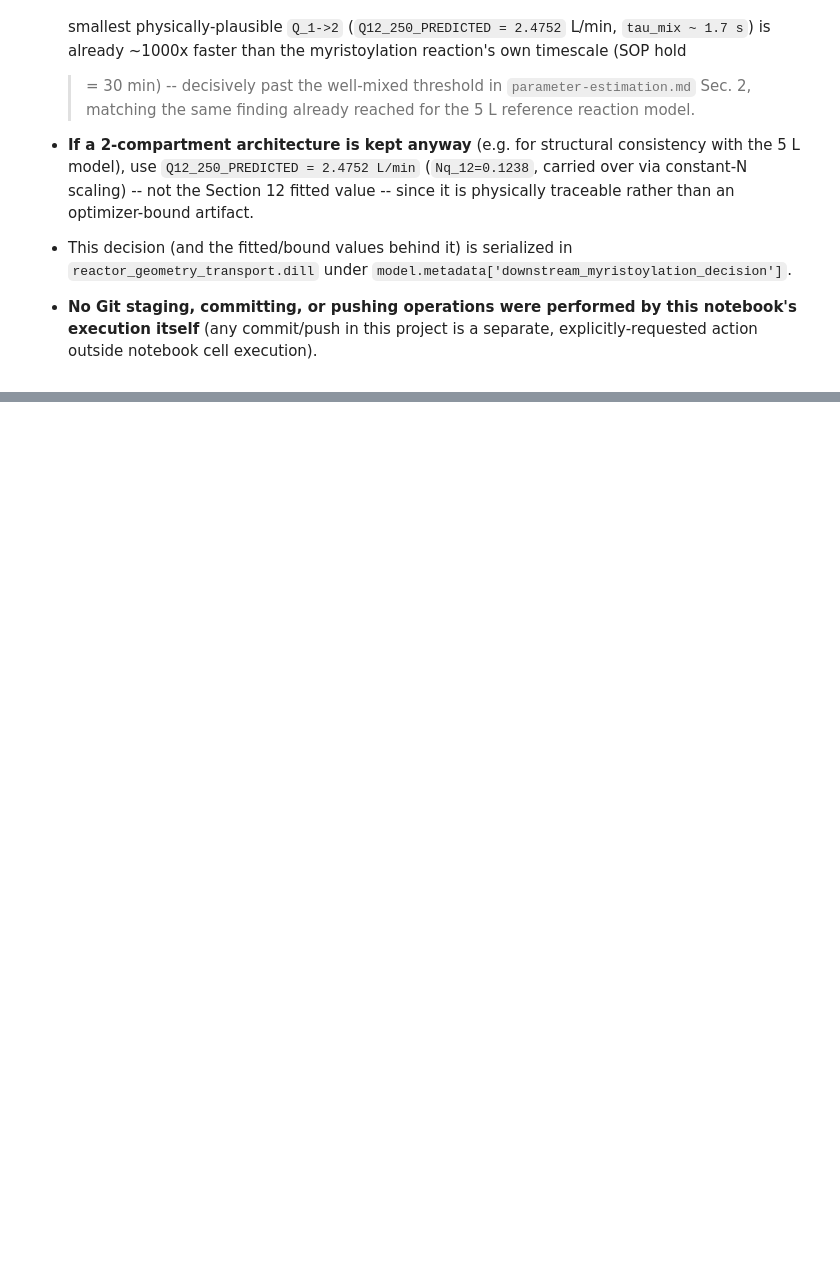
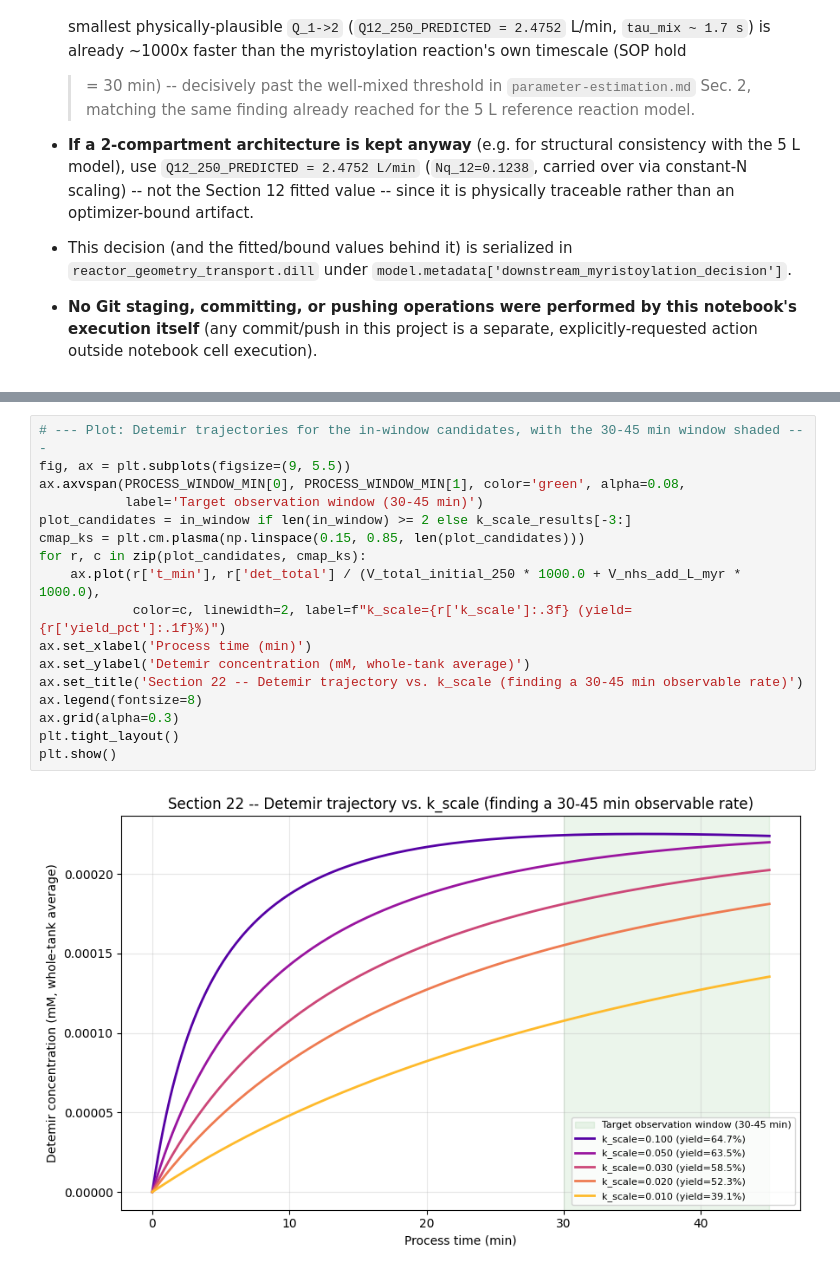
Before and after one commit to rdswan2016/myr_simulation, a Jupyter notebook: scale_down_250mL.ipynb, the cells around one changed output, grey strips where cells are left out. Drawn from its saved outputs; the diff is of its cells as text; blank space fills up the shorter version.

```diff
--- a/scale_down_250mL.ipynb
+++ b/scale_down_250mL.ipynb
@@ -1282,0 +2049,19 @@ range) forward as a physical transport constant.** Instead:
+# %%
+# --- Plot: Detemir trajectories for the in-window candidates, with the 30-45 min window shaded ---
+fig, ax = plt.subplots(figsize=(9, 5.5))
+ax.axvspan(PROCESS_WINDOW_MIN[0], PROCESS_WINDOW_MIN[1], color='green', alpha=0.08,
+           label='Target observation window (30-45 min)')
+plot_candidates = in_window if len(in_window) >= 2 else k_scale_results[-3:]
+cmap_ks = plt.cm.plasma(np.linspace(0.15, 0.85, len(plot_candidates)))
+for r, c in zip(plot_candidates, cmap_ks):
+    ax.plot(r['t_min'], r['det_total'] / (V_total_initial_250 * 1000.0 + V_nhs_add_L_myr * 1000.0),
+            color=c, linewidth=2, label=f"k_scale={r['k_scale']:.3f} (yield={r['yield_pct']:.1f}%)")
+ax.set_xlabel('Process time (min)')
+ax.set_ylabel('Detemir concentration (mM, whole-tank average)')
+ax.set_title('Section 22 -- Detemir trajectory vs. k_scale (finding a 30-45 min observable rate)')
+ax.legend(fontsize=8)
+ax.grid(alpha=0.3)
+plt.tight_layout()
+plt.show()
+# %% [output]
+[figure, added]
```
Also changed, not shown: parts of 28 cells of this notebook.
